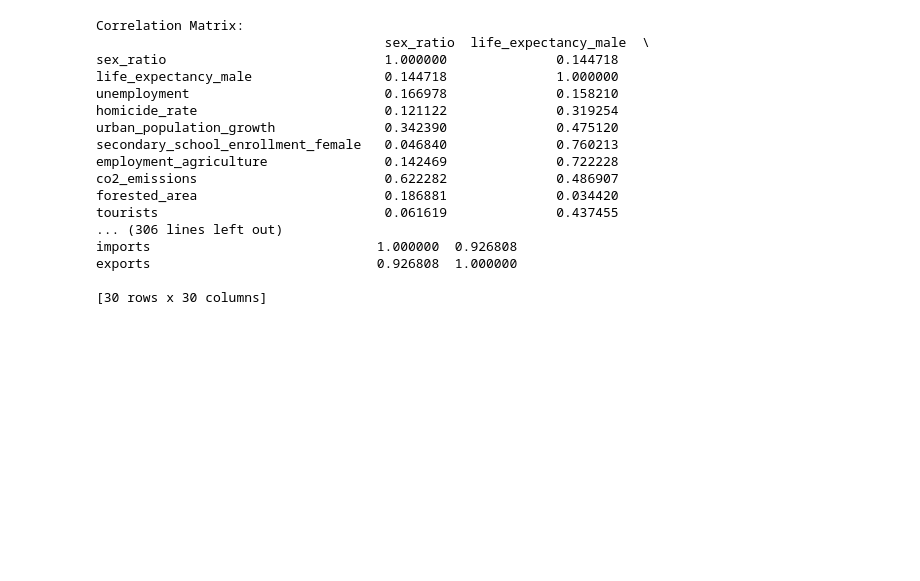
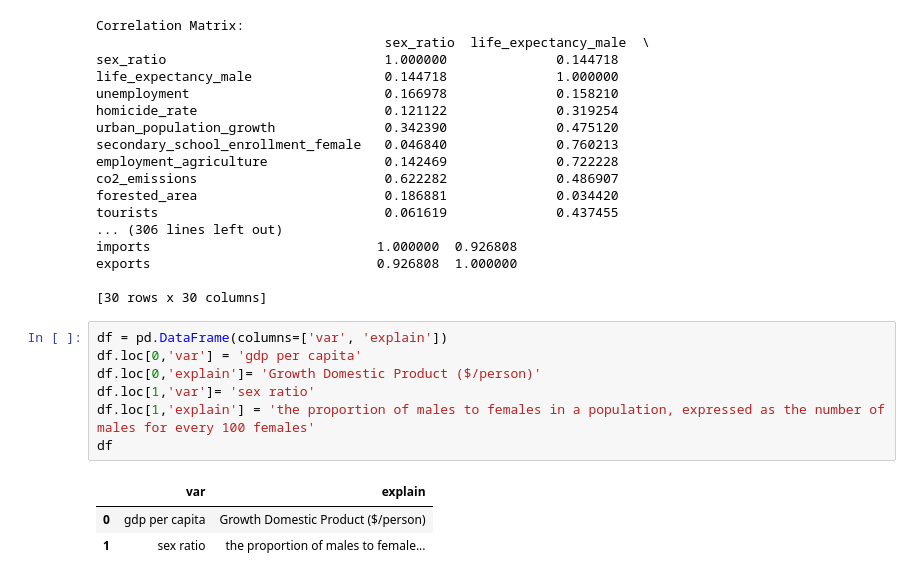
Before and after one commit to Ariel14061969/DataAlalysis, a Jupyter notebook: Country_Analysis.ipynb, the cells around one changed output. Saved outputs shown, nothing was run; the diff lists cells and outputs as text; blank space fills up the shorter version.

```diff
--- a/Country_Analysis.ipynb
+++ b/Country_Analysis.ipynb
@@ -359,3 +359,14 @@ imports                             1.000000  0.926808
 exports                             0.926808  1.000000
 
 [30 rows x 30 columns]
+# %%
+df = pd.DataFrame(columns=['var', 'explain'])
+df.loc[0,'var'] = 'gdp per capita'
+df.loc[0,'explain']= 'Growth Domestic Product ($/person)'
+df.loc[1,'var']= 'sex ratio'
+df.loc[1,'explain'] = 'the proportion of males to females in a population, expressed as the number of males for every 100 females'
+df
+# %% [output]
+|  | var | explain |
+| 0 | gdp per capita | Growth Domestic Product ($/person) |
+| 1 | sex ratio | the proportion of males to female... |
```
Also changed, not shown: 4 other files.
